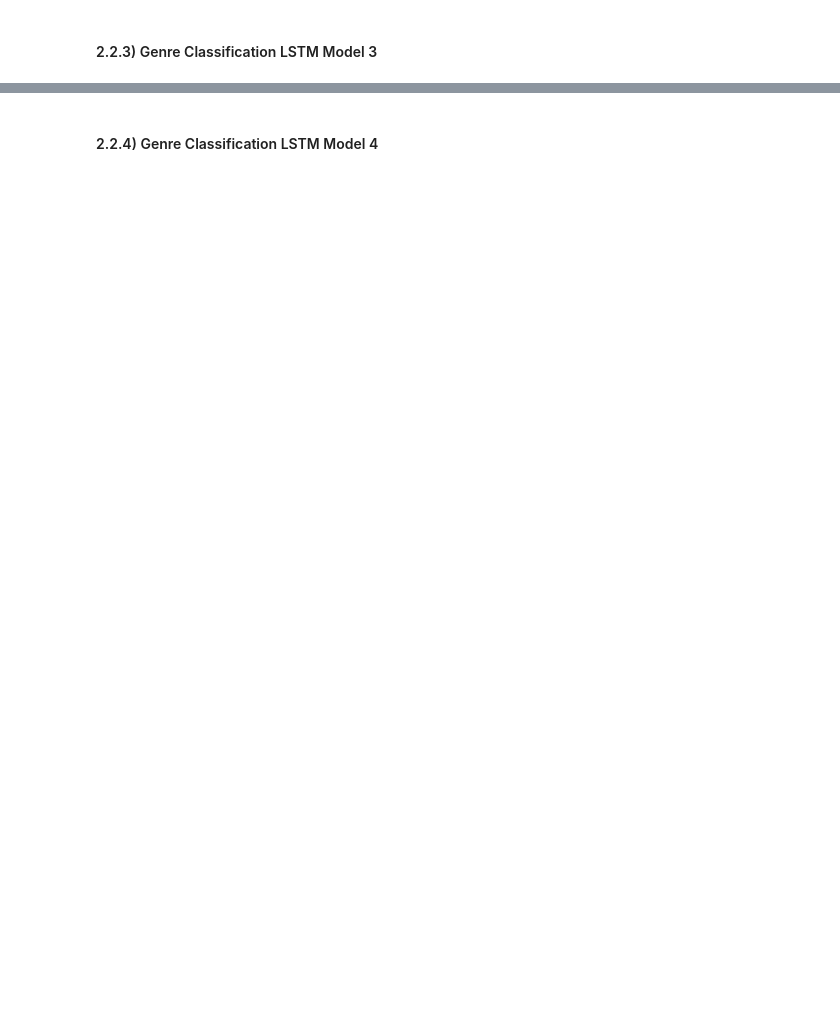
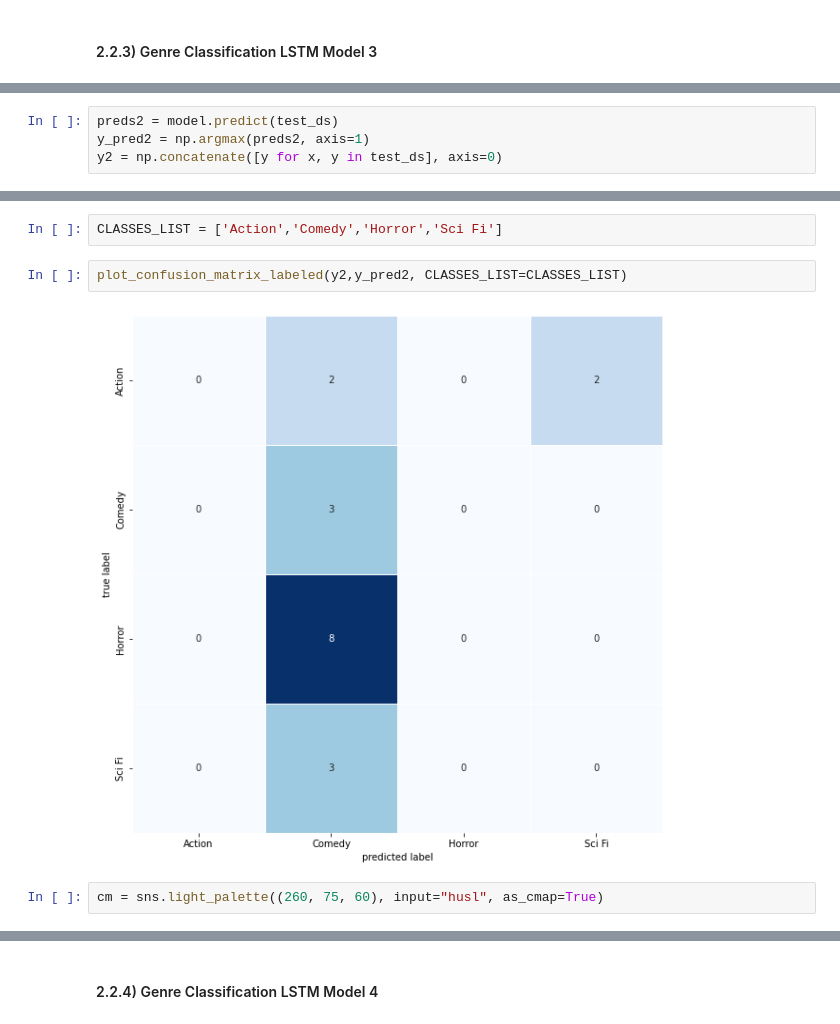
Before and after one commit to Steve-Desilets/Natural_Language_Processing, a Jupyter notebook: Knowledge Graph and Deep Learning Assignment/Appendix - Knowledge Graph and Deep Learning Python Code.ipynb, the cells around one changed output, grey strips where cells are left out. Cells and saved outputs as stored; diff of their text form; blank space fills up the shorter version.

```diff
--- a/Knowledge Graph and Deep Learning Assignment/Appendix - Knowledge Graph and Deep Learning Python Code.ipynb
+++ b/Knowledge Graph and Deep Learning Assignment/Appendix - Knowledge Graph and Deep Learning Python Code.ipynb
@@ -1116,0 +1334,4 @@ df2.style.format("{:.2%}").background_gradient(cmap=cm)
+# %%
+preds2 = model.predict(test_ds)
+y_pred2 = np.argmax(preds2, axis=1)
+y2 = np.concatenate([y for x, y in test_ds], axis=0)
@@ -1116,0 +1340,8 @@ df2.style.format("{:.2%}").background_gradient(cmap=cm)
+# %%
+CLASSES_LIST = ['Action','Comedy','Horror','Sci Fi']
+# %%
+plot_confusion_matrix_labeled(y2,y_pred2, CLASSES_LIST=CLASSES_LIST)
+# %% [output]
+[figure, added]
+# %%
+cm = sns.light_palette((260, 75, 60), input="husl", as_cmap=True)
```
Also changed, not shown: parts of 52 cells of this notebook.
